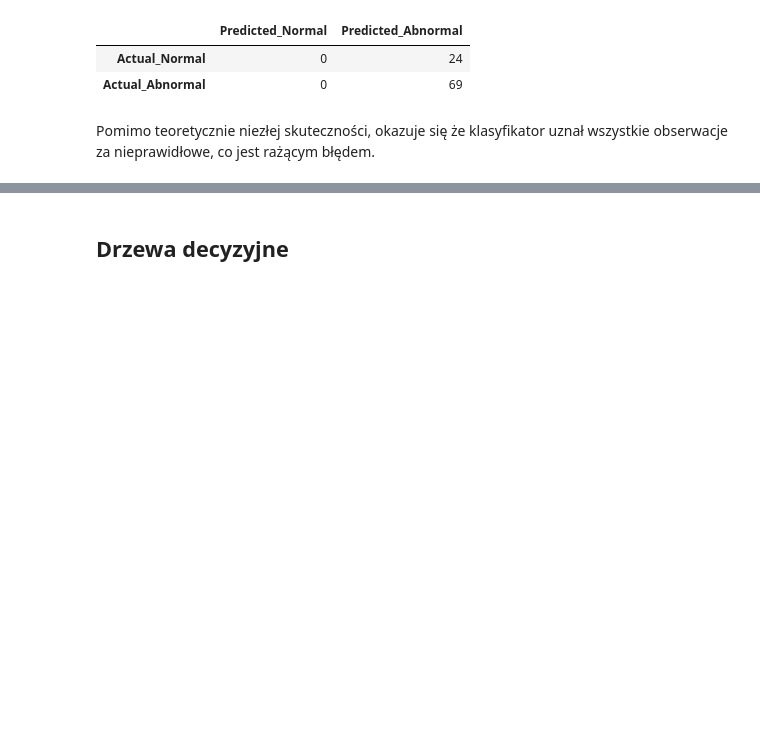
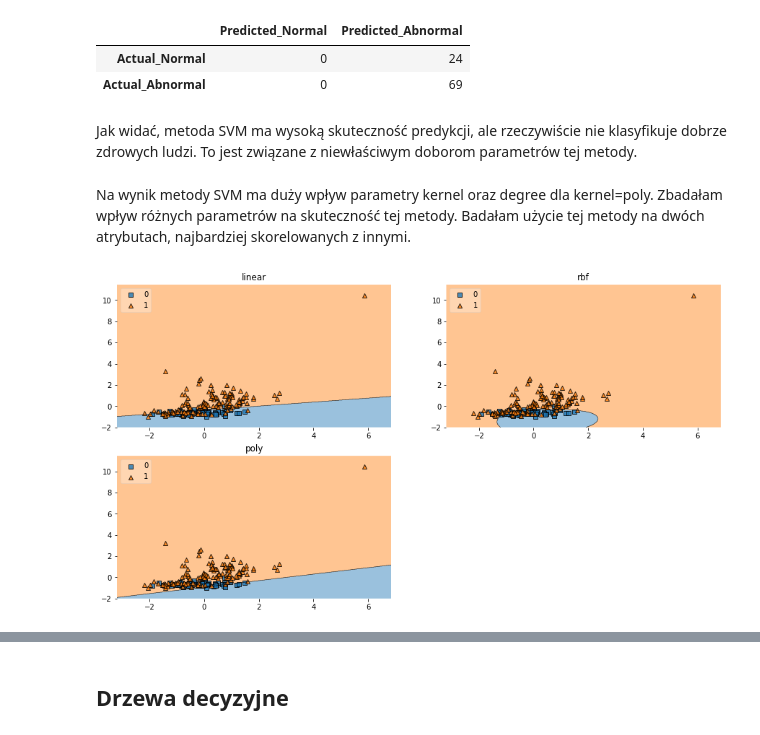
Before and after one commit to monika-osiak/lower-back-pain-classification, a Jupyter notebook: lower-back-pain-classification.ipynb, the cells around one changed output, grey strips where cells are left out. Saved outputs shown, nothing was run; the diff lists cells and outputs as text; code cells hidden in the pictures; blank space fills up the shorter version.

```diff
--- a/lower-back-pain-classification.ipynb
+++ b/lower-back-pain-classification.ipynb
@@ -308,5 +321,36 @@ weighted avg       0.55      0.74      0.63        93
 |  | Predicted_Normal | Predicted_Abnormal |
 | Actual_Normal | 0 | 24 |
 | Actual_Abnormal | 0 | 69 |
-# %% [markdown]
-Pomimo teoretycznie niezłej skuteczności, okazuje się że klasyfikator uznał wszystkie obserwacje za nieprawidłowe, co jest rażącym błędem.
+# %% [markdown]
+Jak widać, metoda SVM ma wysoką skuteczność predykcji, ale rzeczywiście nie klasyfikuje dobrze zdrowych ludzi. To jest związane z
+niewłaściwym doborom parametrów tej metody.
+# %%
+from mlxtend.plotting import plot_decision_regions
+x_svm = x.loc[:, ['sacral_slope',
+              'degree_spondylolisthesis'
+              ]]
+x_tr, x_te, y_tr, y_te = train_test_split(x_svm, y, test_size=0.3, random_state=42)
+# %% [markdown]
+Na wynik metody SVM ma duży wpływ parametry kernel oraz degree dla kernel=poly. Zbadałam wpływ różnych parametrów na skuteczność tej metody. Badałam użycie tej metody na dwóch atrybutach, najbardziej skorelowanych z innymi.
+# %%
+import matplotlib.gridspec as gridspec
+import itertools
+
+kernels = ['linear', 'rbf', 'poly']
+
+gs = gridspec.GridSpec(2, 2)
+fig = plt.figure(figsize=(15,8))
+
+for kernel, grd in zip(kernels, itertools.product([0, 1], repeat=2)):
+    svclassifier = SVC(kernel=kernel, degree=3)
+    svclassifier.fit(x_tr, y_tr)
+    ax = plt.subplot(gs[grd[0], grd[1]])
+    fig = plot_decision_regions(X=x_tr.values,
+                      y=y_tr,
+                      clf=svclassifier,
+                      legend=2)
+    plt.title(kernel)
+
+plt.show()
+# %% [output]
+[figure, added]
```
Also changed, not shown: parts of 22 cells of this notebook.
